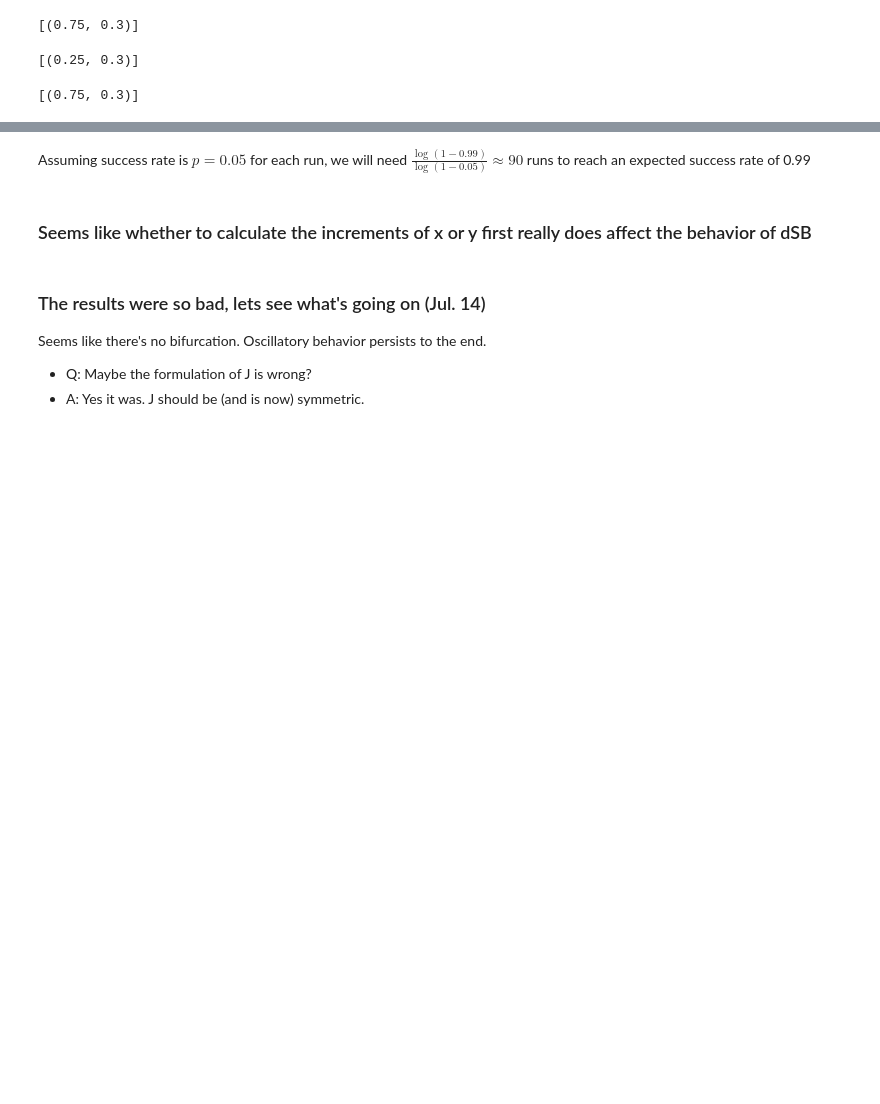
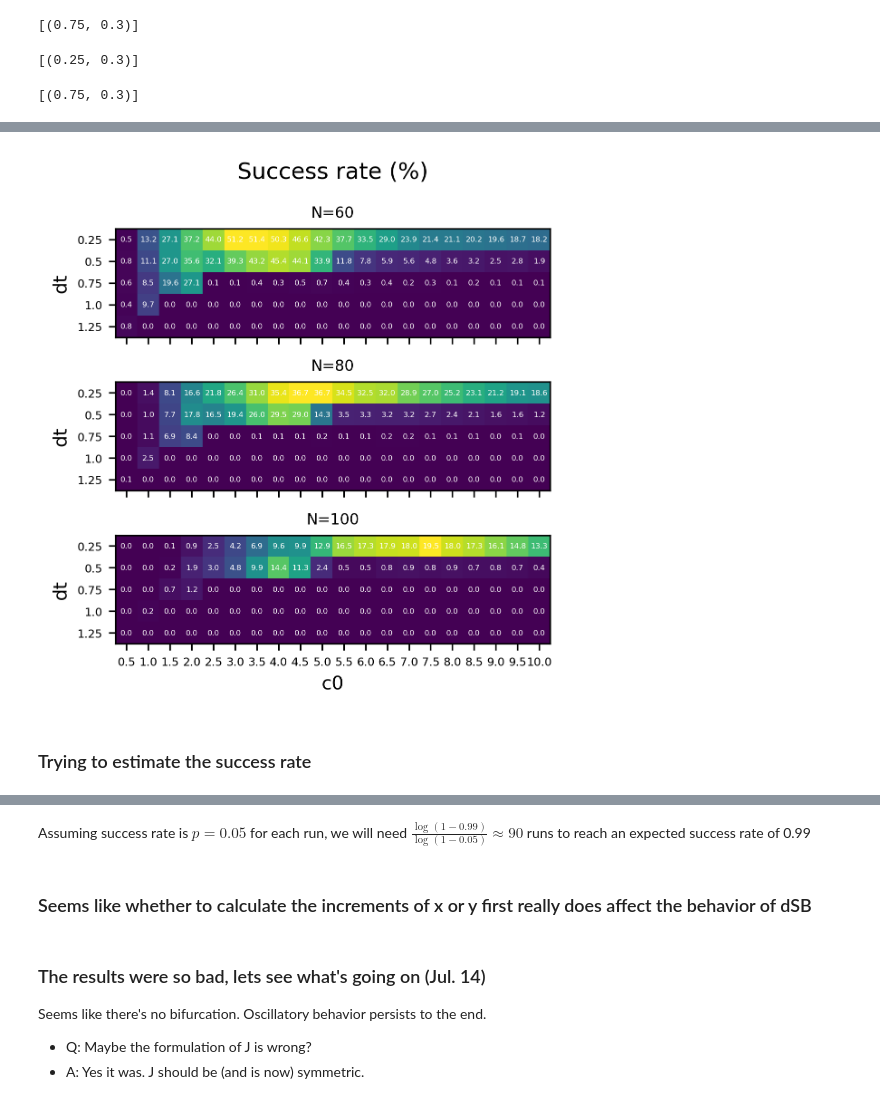
Before and after one commit to haoyudoingthings/Annealing-Algorithms, a Jupyter notebook: Simulated Bifurcation/dSB Benchmark.ipynb, the cells around one changed output, grey strips where cells are left out. Cells and saved outputs as stored; diff of their text form; code cells hidden in the pictures; blank space fills up the shorter version.

Commit message:
new graph just dropped

```diff
--- a/Simulated Bifurcation/dSB Benchmark.ipynb
+++ b/Simulated Bifurcation/dSB Benchmark.ipynb
@@ -358,3 +390,58 @@ with Pool(os.cpu_count()//2) as p:
+# %%
+fig, axs = plt.subplots(3, 1, dpi=300, constrained_layout=True, sharex=True, sharey=True)
+fig.suptitle("Success rate (%)")
+plt.setp(axs[-1], xlabel="c0")
+plt.setp(axs[:], ylabel="dt")
+
+xdata = [0.5*(x+1) for x in range(20)] # c0
+ydata = [0.25, 0.5, 0.75, 1.0, 1.25] # dt
+
+for i, N in enumerate([60, 80, 100]):
+    ax = axs[i]
+    best_cut_count_data = np.zeros((len(ydata), len(xdata)))
+    total_count_data = np.zeros((len(ydata), len(xdata)))
+    for ins in range(10):
+        for x, c0 in enumerate(xdata):
+            for y, dt in enumerate(ydata):
+                best_cut_count_data[y, x] += sum([x == opt_cut[N][ins] for x in data[(N, ins, dt, c0)]])
+                total_count_data[y, x] += len(data[(N, ins, dt, c0)])
+
+    success_rate_data = best_cut_count_data / total_count_data
+
+    ax.imshow(success_rate_data)
+
+    ax.set_xticks(np.arange(len(xdata)))
+    ax.set_yticks(np.arange(len(ydata)))
+    ax.set_xticklabels(xdata, size=6)
+    ax.set_yticklabels(ydata, size=6)
+    # ax.set_xlabel("c0")
+    # ax.set_ylabel("dt")
+    ax.set_title(f"N={N}", size=8)
+
+    # Loop over data dimensions and create text annotations.
+    for i in range(len(ydata)):
+        for j in range(len(xdata)):
+            text = ax.text(j, i, f"{100*success_rate_data[i, j]:.1f}",
+                        ha="center", va="center", color="w", size=4)
+
+# fig, ax = plt.subplots()
+# im = ax.imshow(harvest)
+
+# # Show all ticks and label them with the respective list entries
+# ax.set_xticks(np.arange(len(farmers)), labels=farmers)
+# ax.set_yticks(np.arange(len(vegetables)), labels=vegetables)
+
+# # Rotate the tick labels and set their alignment.
+# plt.setp(ax.get_xticklabels(), rotation=45, ha="right",
+#          rotation_mode="anchor")
+
+# ax.set_title("Harvest of local farmers (in tons/year)")
+# fig.tight_layout()
+# plt.show()
+# %% [output]
+[figure, added]
+# %% [markdown]
+### Trying to estimate the success rate
 # %%
 avg_cut_vals = dict()
 best_cut_vals = dict()
```
Also changed, not shown: parts of 13 cells of this notebook.
